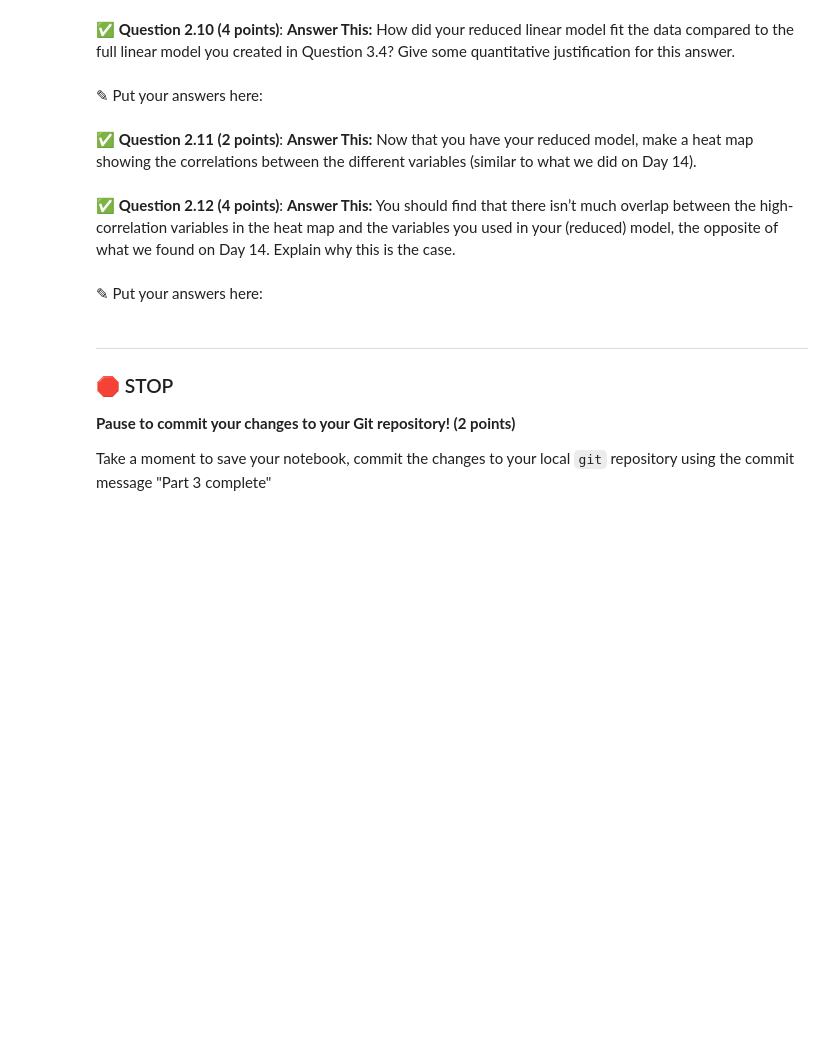
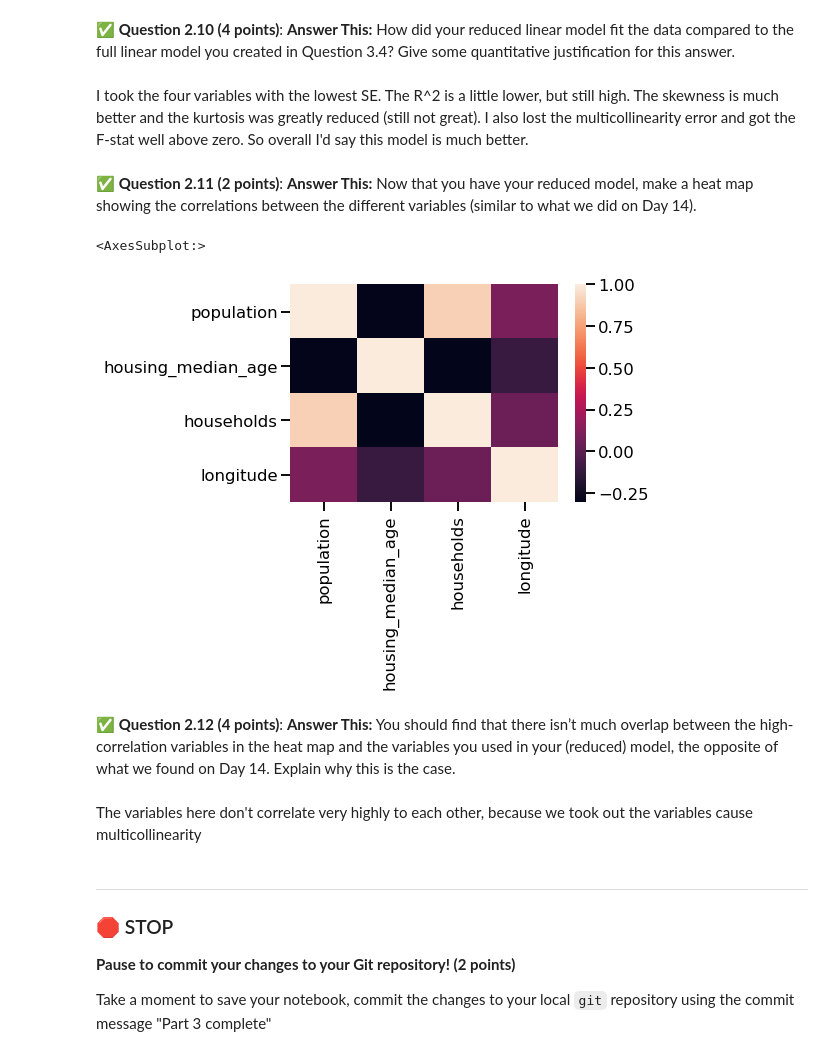
Before and after one commit to arburyri/cmse202-f22-turnin, a Jupyter notebook: hw-04/HW-04_Regression-STUDENT.ipynb, the cells around one changed output. Saved outputs shown, nothing was run; the diff lists cells and outputs as text; code cells hidden in the pictures; blank space fills up the shorter version.

```diff
--- a/hw-04/HW-04_Regression-STUDENT.ipynb
+++ b/hw-04/HW-04_Regression-STUDENT.ipynb
@@ -161,0 +249,8 @@ Multicollinearity is a statistical phenomenon where some of the features in a mo
+# %%
+columns=["population","housing_median_age","households","longitude"]
+x2=df[columns]
+y2=df["median_house_value"]
+
+model2=sm.OLS(y2,x2)
+results2=model2.fit()
+results2.summary()
@@ -162,6 +280,6 @@ Multicollinearity is a statistical phenomenon where some of the features in a mo
 # %% [markdown]
 &#9989;  **Question 2.10 (4 points)**: **Answer This:** How did your reduced linear model fit the data compared to the full linear model you created in Question 3.4? Give some quantitative justification for this answer.
-# %% [markdown]
-<font size=+3>&#9998;</font> Put your answers here:
+# %% [markdown]
+I took the four variables with the lowest SE. The R^2 is a little lower, but still high. The skewness is much better and the kurtosis was greatly reduced (still not great). I also lost the multicollinearity error and got the F-stat well above zero. So overall I'd say this model is much better.
 # %% [markdown]
 &#9989;  **Question 2.11 (2 points)**: **Answer This:** Now that you have your reduced model, make a heat map showing the correlations between the different variables (similar to what we did on Day 14).
@@ -170,7 +286,15 @@ Multicollinearity is a statistical phenomenon where some of the features in a mo
+# %%
+df1=df[columns]
+
+
+sns.heatmap(df1.corr())
+# %% [output]
+<AxesSubplot:>
+[figure, added]
 # %% [markdown]
 &#9989;  **Question 2.12 (4 points)**: **Answer This:** You should find that there isn’t much overlap between the high-correlation variables in the heat map and the variables you used in your (reduced)  model, the opposite of what we found on Day 14. Explain why this is the case.
-# %% [markdown]
-<font size=+3>&#9998;</font> Put your answers here:
+# %% [markdown]
+The variables here don't correlate very highly to each other, because we took out the variables cause multicollinearity
 # %% [markdown]
 ---
 ### &#128721; STOP
```
Also changed, not shown: parts of 29 cells of this notebook.
